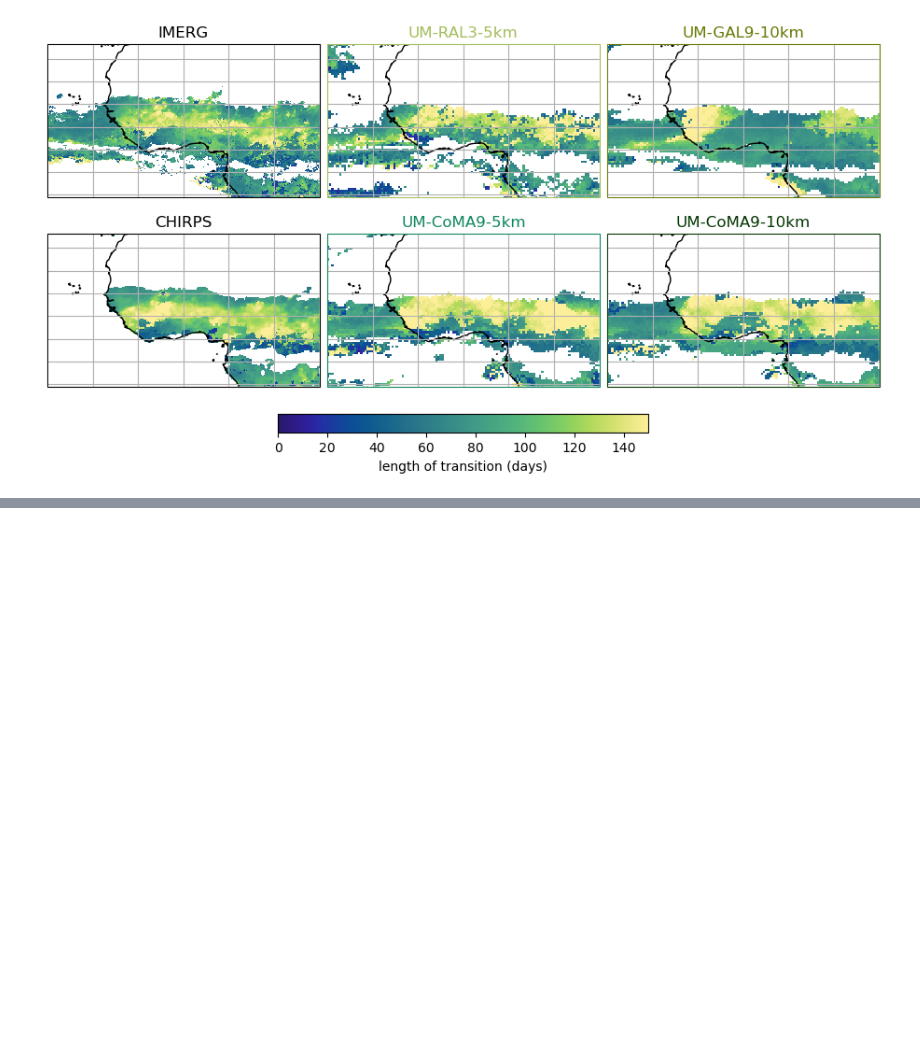
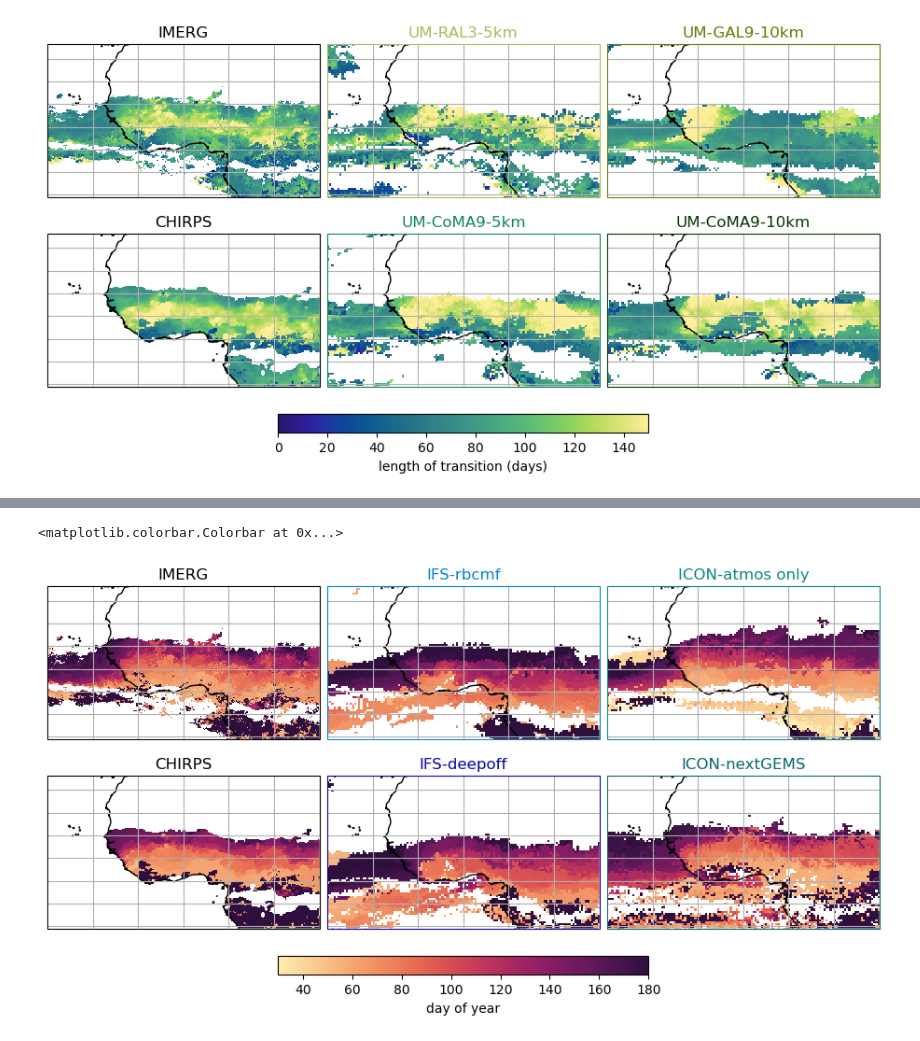
Before and after one commit to fran-morris-research/hackathon-monsoons, a Jupyter notebook: onset_identification/onset_period_visualisation.ipynb, the cells around one changed output, grey strips where cells are left out. Cells and saved outputs as stored; diff of their text form; code cells hidden in the pictures; blank space fills up the shorter version.

```diff
--- a/onset_identification/onset_period_visualisation.ipynb
+++ b/onset_identification/onset_period_visualisation.ipynb
@@ -1110,34 +1108,37 @@ fig, axes = plt.subplots(
     layout="constrained",
 )
 
 ax, m = plot_first_day(
     axes[0, 0], "IR_IMERG", [left, right, bottom, top], zoom=9, title="IMERG"
 )
 
 ax, m = plot_first_day(
     axes[1, 0],
     "CHIRPS",
     [left, right, bottom, top],
 )
 
-for sim_ix, sim in enumerate(["ifs_tco3999-ng5_rcbmf",
-    "icon_ngc4008"]):
+for sim_ix, sim in enumerate(
+    ["ifs_tco3999-ng5_rcbmf_cf", "icon_d3hp003", "ifs_tco3999-ng5_deepoff", "icon_ngc4008"]
+):
     ax, m = plot_first_day(
         axes[int(np.floor(sim_ix / 2)), (sim_ix % 2) + 1],
         sim,
         [left, right, bottom, top],
         color=sim_colors[sim],
-        title=sim_labels[sim],
+        title=sim_specific_labels[sim],
     )
-
 
 
 fig.colorbar(
     m,
     ax=axes.ravel().tolist(),
     orientation="horizontal",
     fraction=0.05,
     pad=0.07,
     shrink=0.7,
     label="day of year",
 )
+# %% [output]
+<matplotlib.colorbar.Colorbar at 0x...>
+[figure, added]
```
Also changed, not shown: parts of 4 cells of this notebook, 10 other files.
